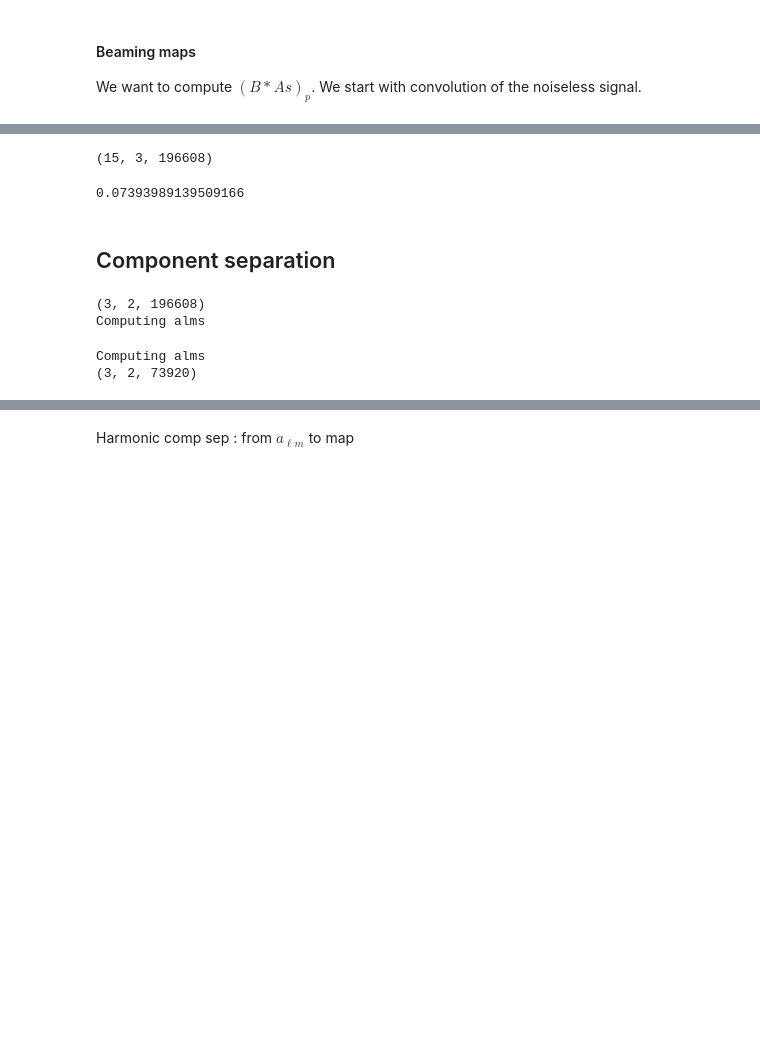
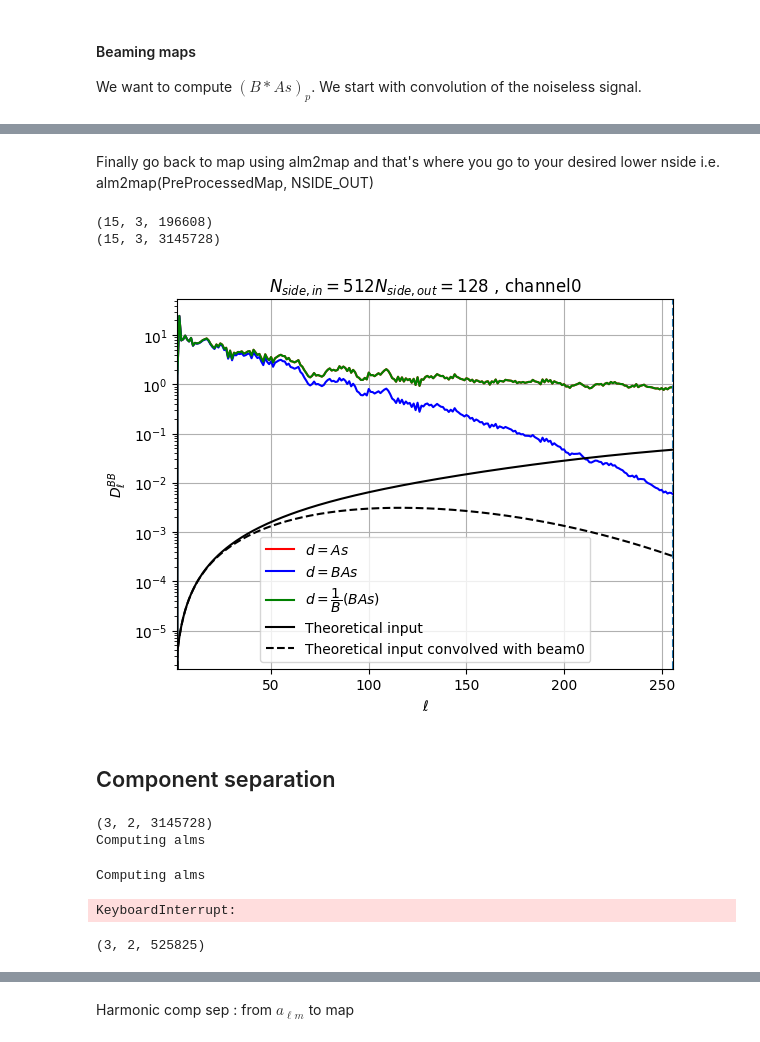
Before and after one commit to julientang/Stage3A, a Jupyter notebook: Noiseless_test.ipynb, the cells around one changed output, grey strips where cells are left out. Saved outputs shown, nothing was run; the diff lists cells and outputs as text; code cells hidden in the pictures; blank space fills up the shorter version.

```diff
--- a/Noiseless_test.ipynb
+++ b/Noiseless_test.ipynb
@@ -178,0 +300,2 @@ print(beam_common.shape)
+# %% [markdown]
+Finally go back to map using alm2map and that's where you go to your desired lower nside i.e. alm2map(PreProcessedMap, NSIDE_OUT)
@@ -178,0 +306,2 @@ print(beam_common.shape)
+# %%
+lmax_decon = 2*NSIDE_decon
@@ -179,11 +310,45 @@ print(beam_common.shape)
 # %%
+print(degraded_map_input.shape)
 print(AS_p_inv.shape)
 # %% [output]
 (15, 3, 196608)
+(15, 3, 3145728)
+# %%
+l_arr = np.arange(0,lmax_decon+1)
+# fname = '/home/julientang2001/Stage3A/Noiseless/N_side_out_corrected/'
+# for i in range(num_freq):
+i = 0
+Cl_simple = hp.anafast(freq_maps_simple_noiseless2[i],lmax=lmax_decon,alm=False)
+Cl_smooth = hp.anafast(BAS_p_nl[i],lmax = lmax_decon,alm=False)
+Cl_unsmooth = hp.anafast(AS_p_inv[i],lmax = lmax_decon,alm=False)
+Cl_sky_alm = hp.alm2cl(sky_alm[i],lmax=lmax_decon)
+py.plot(l_arr,D_ell(Cl_simple[2]),'r',label = '$d=As$')
+py.plot(l_arr,D_ell(Cl_smooth[2]),'b',label = '$d=BAs$')
+py.plot(l_arr,D_ell(Cl_unsmooth[2]),'g',label = '$d=\dfrac{1}{B}(BAs)$')
+# py.plot(l_arr,D_ell(Cl_sky_alm[2]),'g--',label = r'From sky $a_{\ell m}$')
+
+py.plot(l_arr,D_ell(cl_CMB_crop_th[2,:lmax_decon+1]),'k',label = 'Theoretical input')
+py.plot(l_arr,D_ell(cl_CMB_crop_th[2,:lmax_decon+1]*beam_array[i,:lmax_decon+1,2]**2),'k--',label = 'Theoretical input convolved with beam'+str(i))
+# py.plot(l_arr,Cl_unsmooth[2]/Cl_simple[2],'c',label = '$d=\dfrac{1}{B}(BAs)$')
+# py.plot(l_arr,Cl_unsmooth[2]/Cl_sky_alm[2],'m',label = '$d=\dfrac{1}{B}(BAs)$')
+
+ax = py.gca()
+ax.axvline(2*NSIDE_decon, linestyle='--')
+py.legend(loc = 'best')
+#     # Set axis labels
+py.xlabel('$\ell$')
+py.ylabel('$D_{\ell}^{BB}$')
+py.yscale('log')
+py.xlim(left = 2, right = lmax_decon)
+py.grid()
+py.title(r'$N_{side,in}=$'+str(NSIDE)+r'$N_{side,out}=$'+str(NSIDE_decon)+' , channel' + str(i))
+# py.savefig(fname + 'channel'+str(i)+'Nside_out'+str(NSIDE_decon))
+# py.clf()
+py.show()
+# %% [output]
+[figure, added]
 # %%
-np.linalg.norm(AS_p_inv - freq_maps_simple_noiseless1) / np.linalg.norm(freq_maps_simple_noiseless1)
+# np.linalg.norm(AS_p_inv - freq_maps_simple_noiseless1) / np.linalg.norm(freq_maps_simple_noiseless1)
-# %% [output]
-0.07393989139509166
 # %% [markdown]
 ## Component separation
 # %%
@@ -201,14 +366,17 @@ result_basic_ren = basic_comp_sep(components, instrument,AS_p_ren[:,1:3,:] # ver
 print(result_basic_inv.s.shape)
 result_harmo_inv= harmonic_comp_sep(components, instrument, AS_p_inv,nside=NSIDE,lmax=lmax # verbose output
                        )  ## noiseless
-result_harmo_ren = harmonic_comp_sep(components, instrument, AS_p_ren,nside=NSIDE,lmax=lmax  # verbose output
-                               )
-print(result_harmo_inv.s.shape)
+# result_harmo_ren = harmonic_comp_sep(components, instrument, AS_p_ren,nside=NSIDE,lmax=lmax  # verbose output
+#                                )
 # %% [output]
-(3, 2, 196608)
+(3, 2, 3145728)
 Computing alms
 Computing alms
-(3, 2, 73920)
+KeyboardInterrupt:
+# %%
+print(result_harmo_inv.s.shape)
+# %% [output]
+(3, 2, 525825)
 # %%
 inputs = [sky_d0s0.components[0].mbb_index,
           sky_d0s0.components[0].mbb_temperature.value,
```
Also changed, not shown: parts of 58 cells of this notebook.
